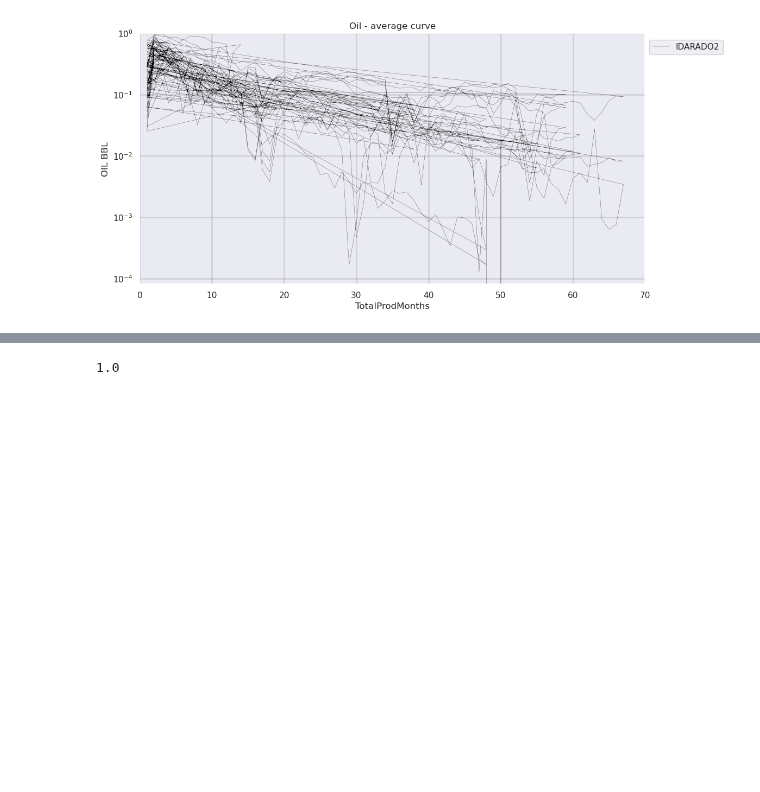
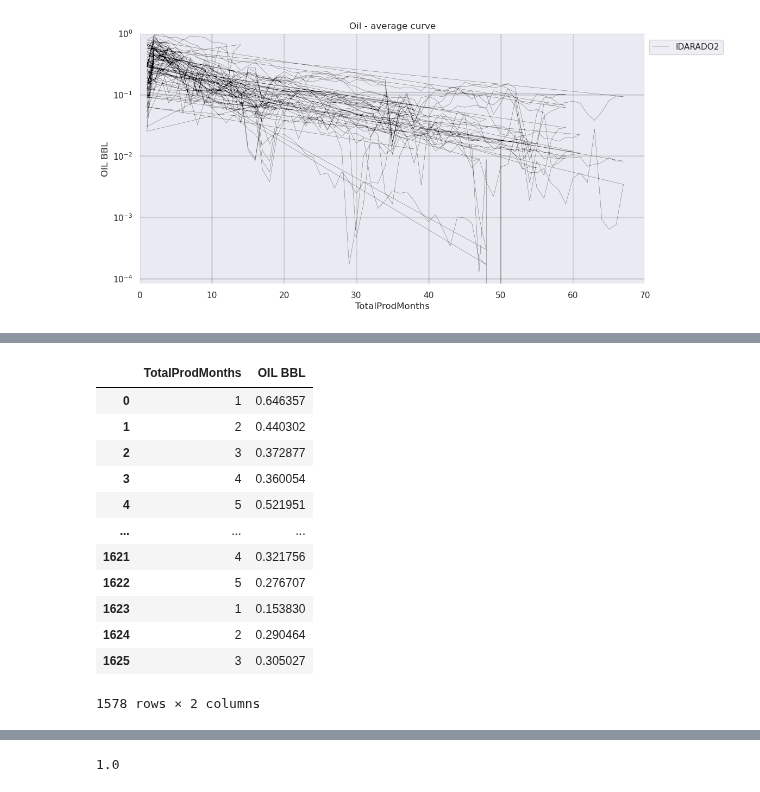
Before and after one commit to dasxgo/rocket-app, a Jupyter notebook: tap_rock_shlitz.ipynb, the cells around one changed output, grey strips where cells are left out. Saved outputs shown, nothing was run; the diff lists cells and outputs as text; code cells hidden in the pictures; blank space fills up the shorter version.

```diff
--- a/tap_rock_shlitz.ipynb
+++ b/tap_rock_shlitz.ipynb
@@ -361,0 +378,17 @@ plt.show()
+# %%
+df_v = df_lss[['TotalProdMonths', 'OIL BBL']]
+df_v
+# %% [output]
+|  | TotalProdMonths | OIL BBL |
+| 0 | 1 | 0.646357 |
+| 1 | 2 | 0.440302 |
+| 2 | 3 | 0.372877 |
+| 3 | 4 | 0.360054 |
+| 4 | 5 | 0.521951 |
+| ... | ... | ... |
+| 1621 | 4 | 0.321756 |
+| 1622 | 5 | 0.276707 |
+| 1623 | 1 | 0.153830 |
+| 1624 | 2 | 0.290464 |
+| 1625 | 3 | 0.305027 |
+1578 rows × 2 columns
```
Also changed, not shown: parts of 5 cells of this notebook.
